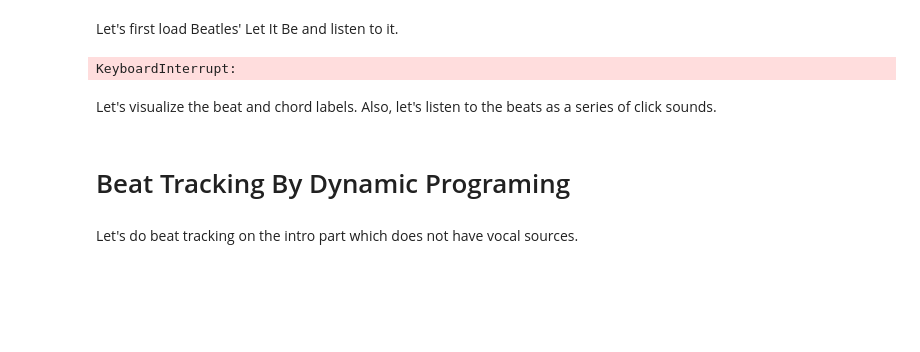
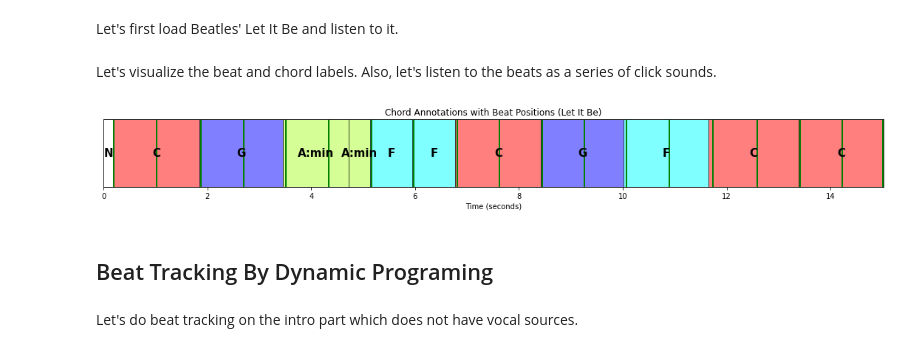
Before and after one commit to minigb/gct731-2026-minhee, a Jupyter notebook: hw2/GCT731_HW2.ipynb, the cells around one changed output. Drawn from its saved outputs; the diff is of its cells as text; code cells hidden in the pictures; blank space fills up the shorter version.

```diff
--- a/hw2/GCT731_HW2.ipynb
+++ b/hw2/GCT731_HW2.ipynb
@@ -36,16 +36,14 @@ Let's first load Beatles' Let It Be and listen to it.
 # audio_bytes = io.BytesIO(response.content)
 # y, sr = librosa.load(audio_bytes)
 
-AUDIO_FILE = "data/audio/FMP_C5_Audio_Beatles_LetItBe_Beatles_1970-LetItBe-06.wav"
+AUDIO_PATH = "audio/FMP_C5_Audio_Beatles_LetItBe_Beatles_1970-LetItBe-06.wav"
 
-y, sr = librosa.load(AUDIO_FILE, sr=None)
+y, sr = librosa.load(AUDIO_PATH, sr=None)
 
 # take the first 30 seconds
 y_slice = y[:30*sr]
 
-ipd.Audio(y_slice, rate=sr)
+# ipd.Audio(y_slice, rate=sr)
-# %% [output]
-KeyboardInterrupt:
 # %% [markdown]
 Let's visualize the beat and chord labels. Also, let's listen to the beats as a series of click sounds.
 # %%
@@ -54,38 +52,38 @@ beat_label_url = "https://isophonics.net/files/annotations/beat/The%20Beatles/12
 response = requests.get(beat_label_url)
 df = pd.read_csv(io.BytesIO(response.content), sep='\s+', header=None, comment='[', usecols=[0])
 gt_beat_label = df.values.flatten()
 
 # get chord labels
 chord_label_url = "https://www.audiolabs-erlangen.de/resources/MIR/FMP/data/C5/FMP_C5_Audio_Beatles_LetItBe_Beatles_1970-LetItBe-06_Chords_simplified.csv"
 response = requests.get(chord_label_url)
 gt_chord_label, _ = libfmp.c4.read_structure_annotation(io.BytesIO(response.content))
 
 # plot chord annotations
 color_ann = {'N': 'white',
              'C': 'red', 'C#': 'peru', 'D': 'orange', 'D#': 'yellow', 'Eb': 'yellow',
              'E': 'springgreen', 'F': 'cyan', 'F#': 'coral', 'G': 'blue',
              'G#': 'olive', 'A': 'teal', 'A#': 'indigo', 'Bb': 'indigo', 'B': 'pink',
              'C#:min': 'steelblue', 'C#m': 'steelblue', 'A:min': 'greenyellow', 'A:m': 'greenyellow',
              'G:min': 'olive', 'E:min': 'lightcoral', 'B:min': 'saddlebrown'}
 
 # visualize chords blocks
 fig, ax = libfmp.b.plot_segments(gt_chord_label[:12], figsize=(15, 2), time_label='Time (seconds)',
                        fontsize=15, colors=color_ann, alpha=0.5)
 
 # plot beat positions
 ax.vlines(gt_beat_label, ymin=0, ymax=1, color='Green', linestyle='-', linewidth=2, alpha=1, label='Beats')
 
 plt.title('Chord Annotations with Beat Positions (Let It Be)')
 plt.show()
 
 # sonify the estimated beat
 gt_beat_label_slice = gt_beat_label[(gt_beat_label >= 0) & (gt_beat_label <= 30)]
 y_beats = librosa.clicks(times=gt_beat_label_slice, sr=sr, click_freq=1000, length=len(y_slice))
-ipd.display(ipd.Audio(y_slice + y_beats, rate=sr))
+# ipd.display(ipd.Audio(y_slice + y_beats, rate=sr))
+# %% [output]
+[figure, added]
 # %% [markdown]
-
-
-# Beat Tracking By Dynamic Programing
+## Beat Tracking By Dynamic Programing
 # %% [markdown]
 Let's do beat tracking on the intro part which does not have vocal sources.
 # %%
```
Also changed, not shown: parts of 5 cells of this notebook.
